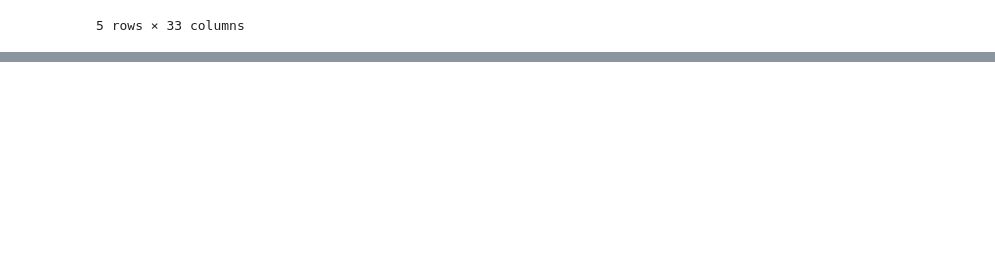
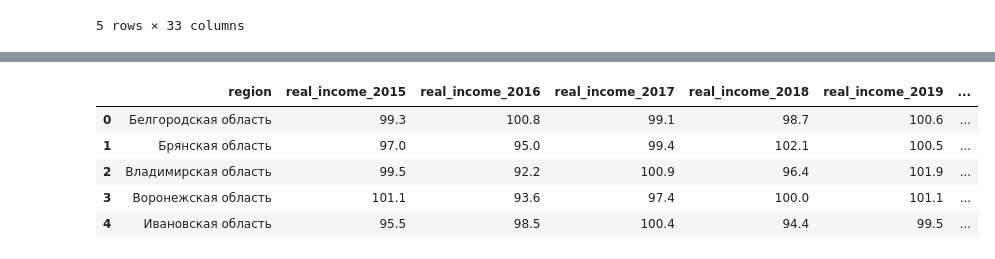
Before and after one commit to helios12/DataScienceProjects, a Jupyter notebook: projects/project-7-final/Project-7.Identification_of_vulnerable_population_groups.ipynb, the cells around one changed output, grey strips where cells are left out. Saved outputs shown, nothing was run; the diff lists cells and outputs as text; code cells hidden in the pictures; blank space fills up the shorter version.

```diff
--- a/projects/project-7-final/Project-7.Identification_of_vulnerable_population_groups.ipynb
+++ b/projects/project-7-final/Project-7.Identification_of_vulnerable_population_groups.ipynb
@@ -94,0 +157,14 @@ data_child_mortality_urban.head()
+# %%
+data_real_cash_income = pd.read_excel(
+    'data/cash_real_income_wages_2015_2020.xlsx',
+    sheet_name='real_incomes'
+)
+data_real_cash_income = rename_columns(data_real_cash_income, 'real_income_')
+data_real_cash_income.head()
+# %% [output]
+|  | region | real_income_2015 | real_income_2016 | real_income_2017 | real_income_2018 | real_income_2019 | ... |
+| 0 | Белгородская область | 99.3 | 100.8 | 99.1 | 98.7 | 100.6 | ... |
+| 1 | Брянская область | 97.0 | 95.0 | 99.4 | 102.1 | 100.5 | ... |
+| 2 | Владимирская область | 99.5 | 92.2 | 100.9 | 96.4 | 101.9 | ... |
+| 3 | Воронежская область | 101.1 | 93.6 | 97.4 | 100.0 | 101.1 | ... |
+| 4 | Ивановская область | 95.5 | 98.5 | 100.4 | 94.4 | 99.5 | ... |
```
Also changed, not shown: parts of 18 cells of this notebook, 2 other files.
